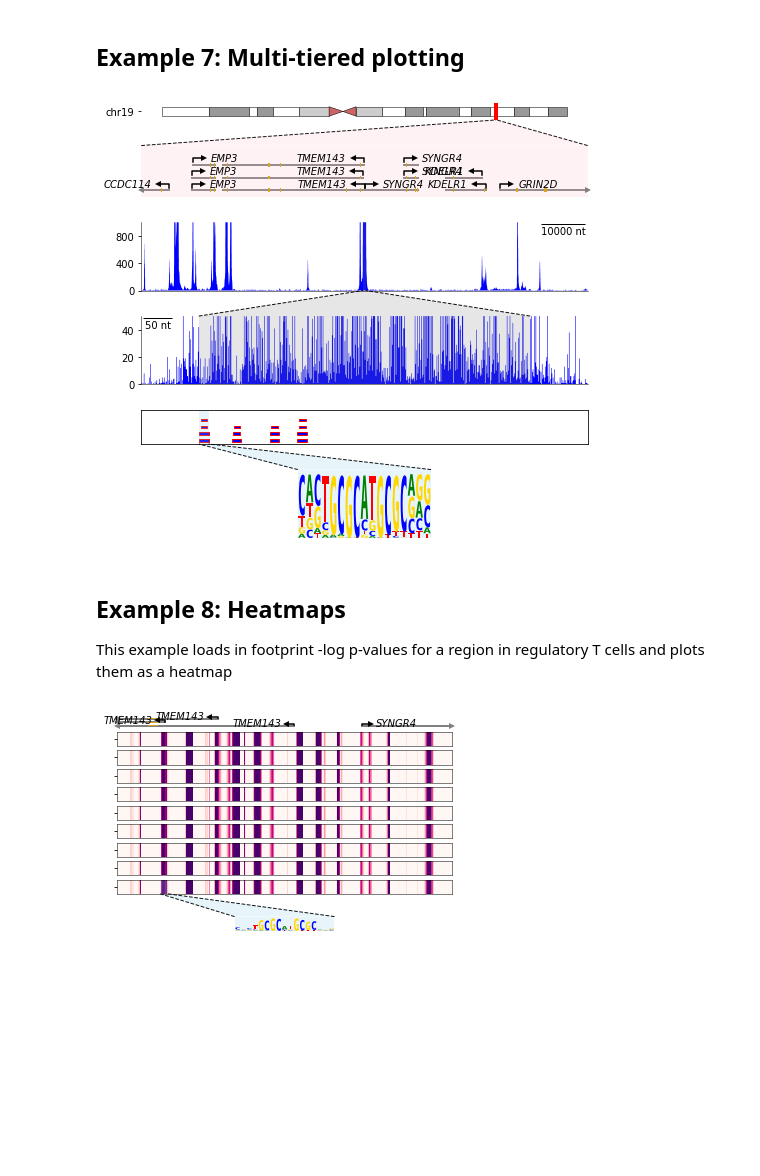
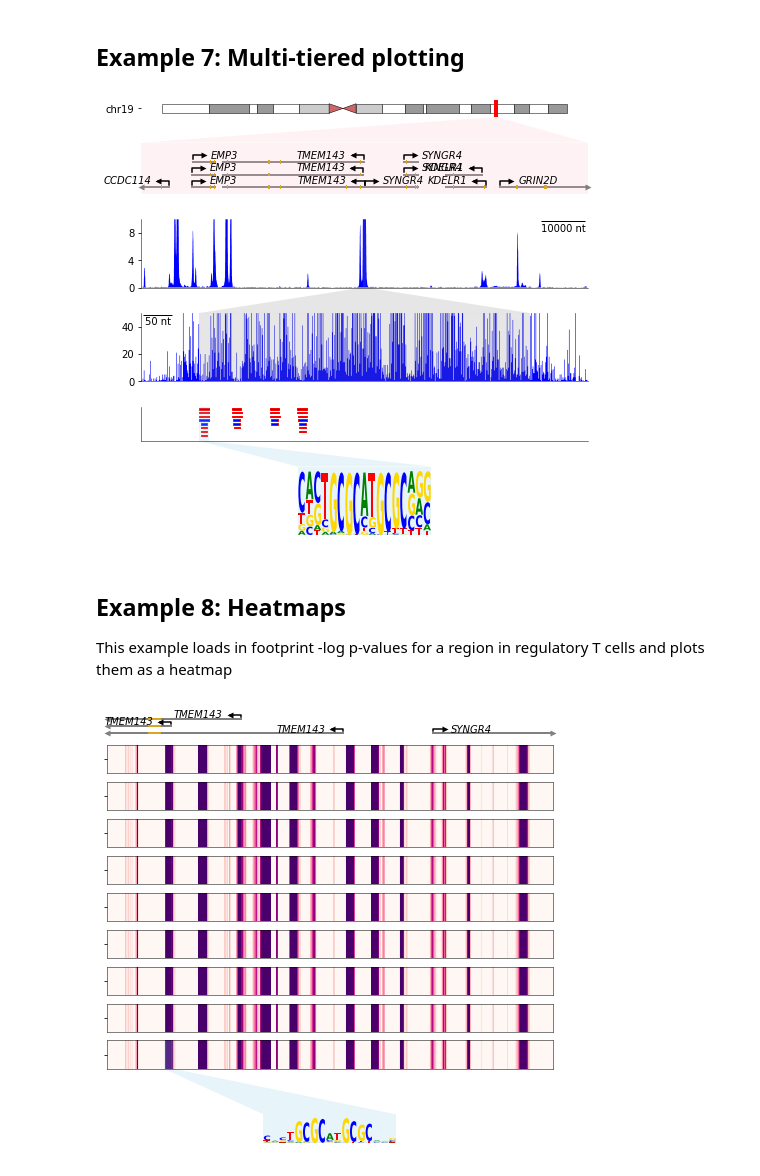
Before and after one commit to vierstralab/genome-tools, a Jupyter notebook: examples/UsageExamples.ipynb, the cells around one changed output. Saved outputs shown, nothing was run; the diff lists cells and outputs as text; code cells hidden in the pictures; blank space fills up the shorter version.

```diff
--- a/examples/UsageExamples.ipynb
+++ b/examples/UsageExamples.ipynb
@@ -112,7 +122,12 @@ gs=gridspec.GridSpec(2, 1, height_ratios=[0.5, 1])
 
 ax=fig.add_subplot(gs[0,0])
 track=gencode_annotation_track(interval)
-track.load_data("/home/jvierstra/data/genomes/hg38/gencode.v25.chr_patch_hapl_scaff.basic.annotation.gff3.gz")
+
+# Gencode annotation
+gencode_file_url = "https://resources.altius.org/~jvierstra/projects/footprinting.2020/annotations/"
+gencode_file_url += "gencode.v25.chr_patch_hapl_scaff.basic.annotation.gff3.gz"
+
+track.load_data(gencode_file_url)
 track.render(ax)
 
 ax=fig.add_subplot(gs[1,0])
@@ -196,17 +211,17 @@ gs=gridspec.GridSpec(6, 1, height_ratios=[0.25, 0.75, 1, 1, 0.5, 1], hspace=0.5)
 
 # Chromosome ideogram
 ax_ideogram=fig.add_subplot(gs[0,0])
-plotting.ideogram().render(ax_ideogram, interval_lg.chrom, interval_lg.start)
+plotting.ideogram("cytoBandIdeo.txt.gz").render(ax_ideogram, interval_lg.chrom, interval_lg.start)
 
 # GENCODE gene annotation track
 ax_gencode=fig.add_subplot(gs[1,0])
 track=gencode_annotation_track(interval_lg)
-track.load_data("/home/jvierstra/data/genomes/hg38/gencode.v25.chr_patch_hapl_scaff.basic.annotation.gff3.gz")
+track.load_data(gencode_file_url)
 track.render(ax_gencode)
 
 # DNase I per-nucleotide cleavage data
 ax_lg=fig.add_subplot(gs[2,0])
-track=continuous_data_track(interval_lg, summed_cuts_lg, density=True, fill_between=0, min=0, max=1000, scale_bar=10000)
+track=continuous_data_track(interval_lg, summed_cuts_lg, density={'window_size': 250, 'norm_factor':250}, fill_between=0, min=0, max=10, scale_bar=10000)
 track.render(ax_lg)
 
 #call-out zoom effect between ideogram and gene annotation track
@@ -228,8 +243,8 @@ ax_motifs=fig.add_subplot(gs[4,0])
 track=segment_track(interval, edgecolor='red', lw=1)
 # You can define your own filter function when reading in BED-style data
 # variable "x" refers to an instance of a genomic_interval
-filtfunc = lambda x: x.name.find("NRF1")>=0 and x.strand=='+'
-track.load_data("/home/jvierstra/data/motifs/moods/GRCh38_no_alts.alldbs.1e-4/moods.combined.all.bed.gz", filterfunc=filtfunc)
+filtfunc = lambda x: x.name.find("NRF1")>=0
+track.load_data("https://resources.altius.org/~jvierstra/projects/motif-clustering/releases/v1.0/hg38.all_motifs.v1.0.bed.gz", filterfunc=filtfunc)
 track.render(ax_motifs)
 
 
@@ -238,8 +253,8 @@ ax=fig.add_subplot(gs[5,0])
 
 motif=track.segments[1]
 
-pfm_file="/home/jvierstra/data/motifs/moods/GRCh38_no_alts.alldbs.1e-4/pfm/" + motif.name +".pfm"
-mat=np.loadtxt(pfm_file)
+url = "https://resources.altius.org/~jvierstra/projects/motif-clustering/releases/v1.0/pfm/%s.pfm" % motif.name
+mat=pd.read_csv(url, header=None, delimiter="\t").values
 
 plotting.pwm(mat).render(fig, ax, type='def', xoffset=motif.start, pad=20)
 
@@ -251,39 +266,44 @@ c1, c2, b1,b2, p = \
 ##to save a pdf:
 ##plt.savefig("fig.pdf", transparent=True)
 # %% [output]
-[figure, old version]
+[figure, new version]
 # %% [markdown]
 ## Example 8: Heatmaps
 
 This example loads in footprint -log p-values for a region in regulatory T cells and plots them as a heatmap
 # %%
 from genome_tools import load_data
-x = load_data("/net/seq/data/projects/footprints/GRCh38_no_alts.ver4/hTreg-DS14702/interval.all.bedgraph.gz",
+
+url="https://resources.altius.org/~jvierstra/projects/footprinting.2020/per.dataset/"
+url+="hTreg-DS14702/interval.all.bedgraph.gz"
+
+x = load_data(url,
               interval, data_columns=[7]).T
 # %%
 from genome_tools.plotting import heatmap_track
 
 fig = plt.figure()
+fig.set_size_inches(8, 8)
 
 gs = gridspec.GridSpec(12, 1, hspace=0.3)
 
 ax = fig.add_subplot(gs[0,:])
 track=gencode_annotation_track(interval)
-track.load_data("/home/jvierstra/data/genomes/hg38/gencode.v25.chr_patch_hapl_scaff.basic.annotation.gff3.gz")
+track.load_data(gencode_file_url)
 track.render(ax)
 
 for i in range(1, 10):
     ax=fig.add_subplot(gs[i,:])
 
     track=heatmap_track(interval, x, cmap='RdPu', vmin=2, vmax=10)
     track.render(ax)
 
 ax_motif=fig.add_subplot(gs[11,:])
 plotting.pwm(mat).render(fig, ax_motif, type='ic', xoffset=motif.start, pad=20)
 
 # add the callout connector
 c1, c2, b1,b2, p = \
     connectors.zoom_effect(ax_motif, ax, xlims=(motif.start, motif.end),
                            ls='--', facecolor='skyblue')
 # %% [output]
-[figure, old version]
+[figure, new version]
```
Also changed, not shown: parts of 10 cells of this notebook, 6 other files.
